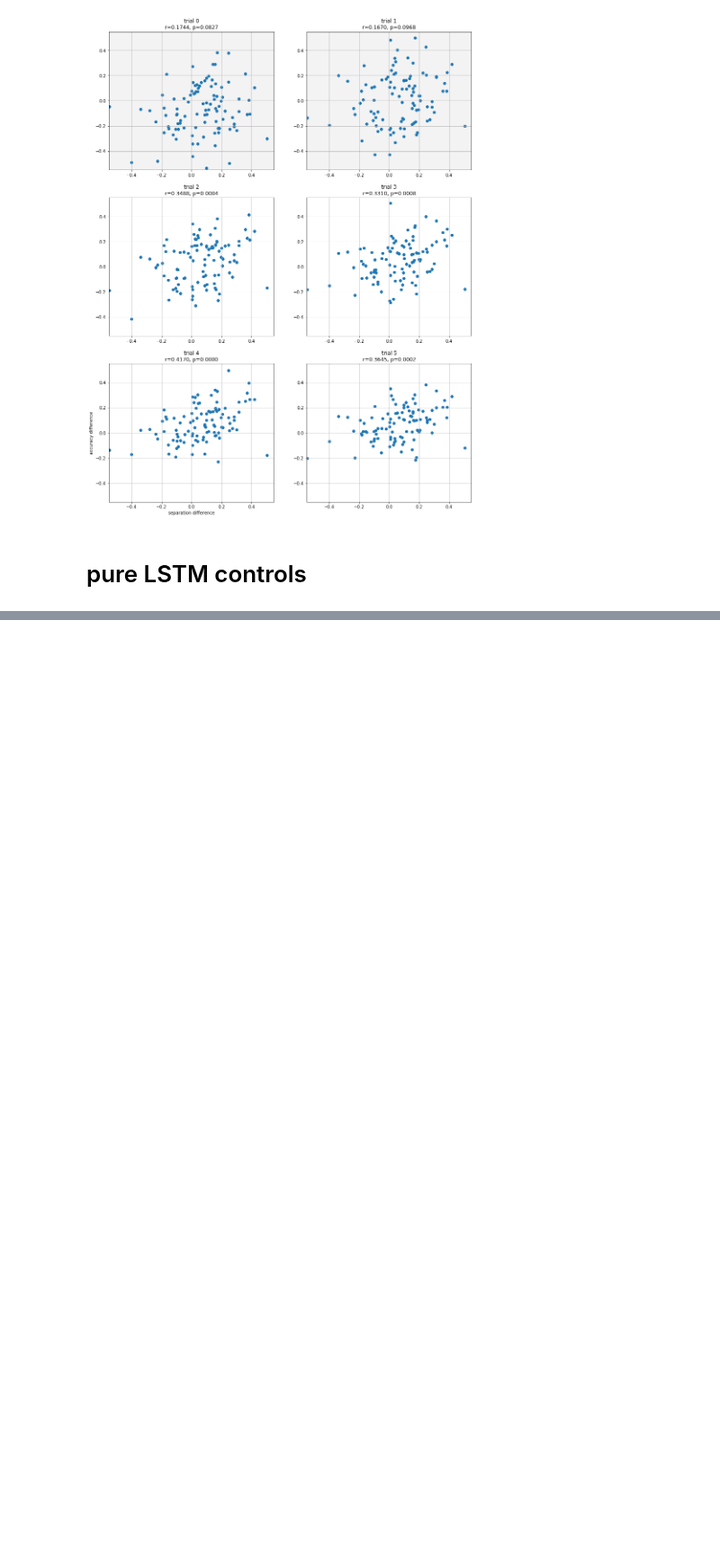
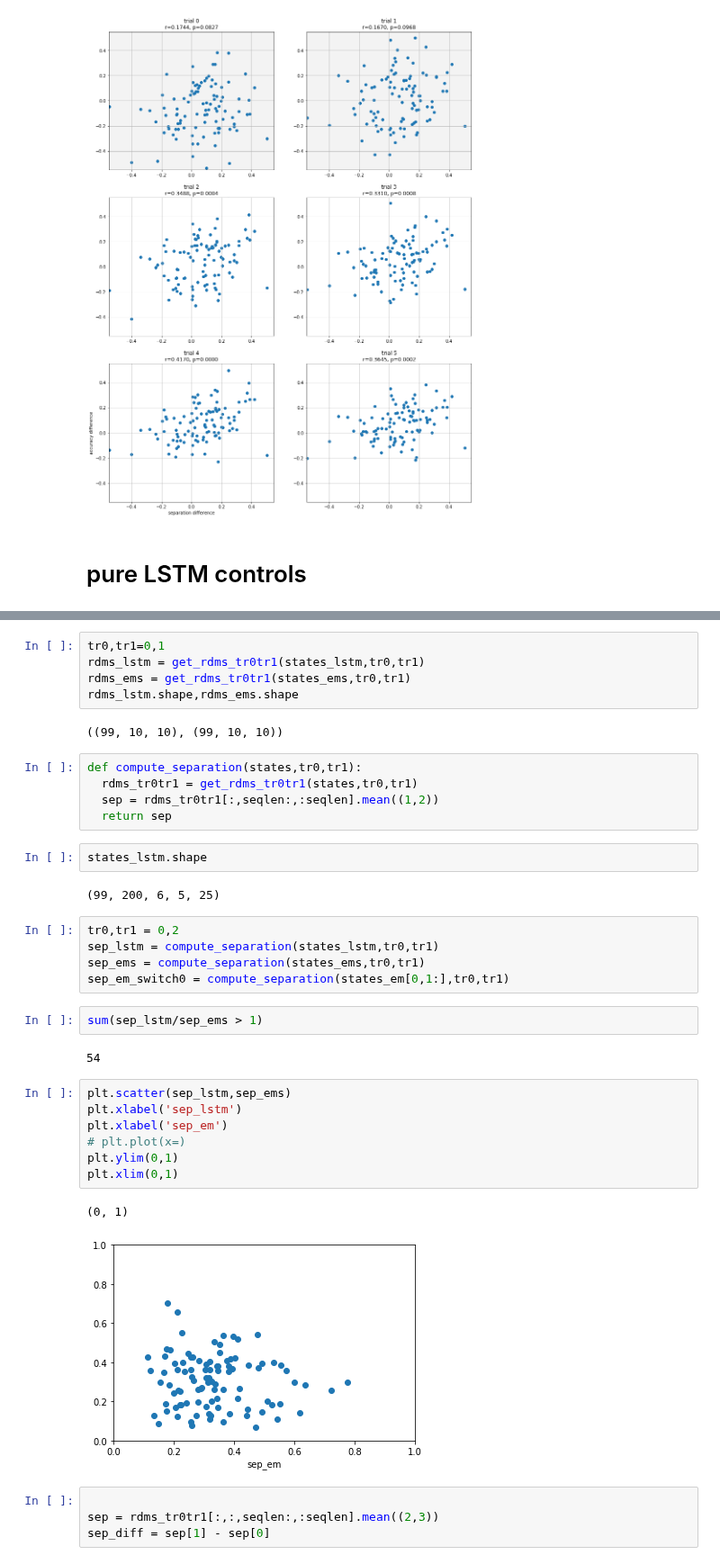
Before and after one commit to andrebeu/PM, a Jupyter notebook: buckets N100 - coglunch19.ipynb, the cells around one changed output, grey strips where cells are left out. Shown at 90% size. Cells and saved outputs as stored; diff of their text form; blank space fills up the shorter version.

```diff
--- a/buckets N100 - coglunch19.ipynb
+++ b/buckets N100 - coglunch19.ipynb
@@ -350,0 +370,39 @@ acc = acc.reshape(nnets,ntrials,10+seqlen)[:,:,10:]
+# %%
+tr0,tr1=0,1
+rdms_lstm = get_rdms_tr0tr1(states_lstm,tr0,tr1)
+rdms_ems = get_rdms_tr0tr1(states_ems,tr0,tr1)
+rdms_lstm.shape,rdms_ems.shape
+# %% [output]
+((99, 10, 10), (99, 10, 10))
+# %%
+def compute_separation(states,tr0,tr1):
+  rdms_tr0tr1 = get_rdms_tr0tr1(states,tr0,tr1)
+  sep = rdms_tr0tr1[:,seqlen:,:seqlen].mean((1,2))
+  return sep
+# %%
+states_lstm.shape
+# %% [output]
+(99, 200, 6, 5, 25)
+# %%
+tr0,tr1 = 0,2
+sep_lstm = compute_separation(states_lstm,tr0,tr1)
+sep_ems = compute_separation(states_ems,tr0,tr1)
+sep_em_switch0 = compute_separation(states_em[0,1:],tr0,tr1)
+# %%
+sum(sep_lstm/sep_ems > 1)
+# %% [output]
+54
+# %%
+plt.scatter(sep_lstm,sep_ems)
+plt.xlabel('sep_lstm')
+plt.xlabel('sep_em')
+# plt.plot(x=)
+plt.ylim(0,1)
+plt.xlim(0,1)
+# %% [output]
+(0, 1)
+[figure, added]
+# %%
+
+sep = rdms_tr0tr1[:,:,seqlen:,:seqlen].mean((2,3))
+sep_diff = sep[1] - sep[0]
```
Also changed, not shown: parts of 21 cells of this notebook, 5 other files.
